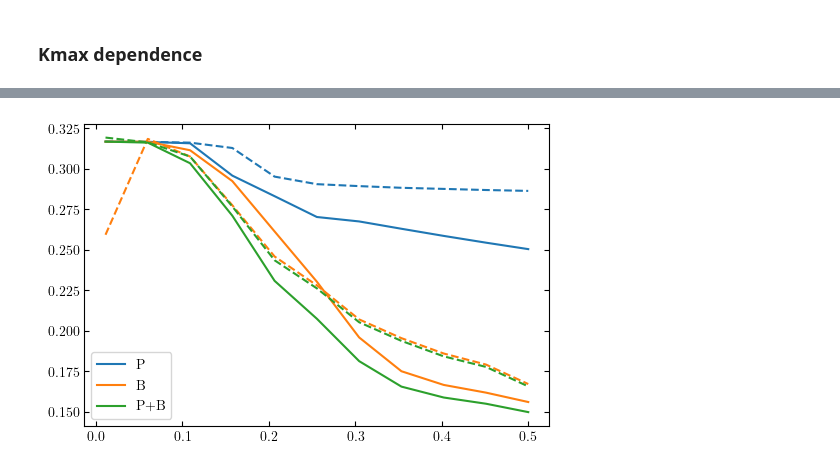
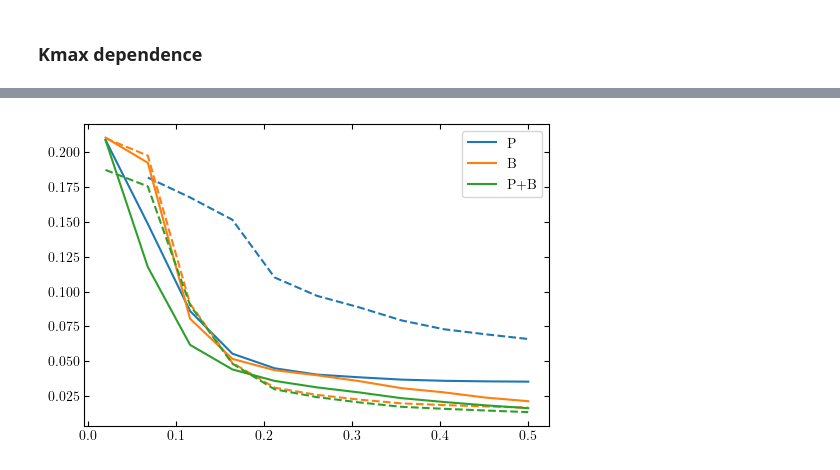
Before and after one commit to yanlongastro/galaxy_survey, a Jupyter notebook: galaxy_survey.ipynb, the cells around one changed output, grey strips where cells are left out. Drawn from its saved outputs; the diff is of its cells as text; code cells hidden in the pictures.

```diff
--- a/galaxy_survey.ipynb
+++ b/galaxy_survey.ipynb
@@ -492,7 +497,7 @@ surveys = [dfs.boss]
 with h5py.File('planck_cmb_fisher_original.hdf5', 'r') as cf:
     cmb_fisher = fm.read_hdf5(cf)
 
-ks = np.linspace(0.011, 0.5, num=11)
+ks = np.linspace(0.02, 0.5, num=11)
 
 
 for survey in surveys:
@@ -785,3 +790,5 @@ matplotlib.rcParams["figure.dpi"] = 100
 dfs = df.defaults()
 # %%
 svy = gs.survey()
+# %%
+svy.update_survey_setups()
@@ -960,8 +982,8 @@ for fs in [cmb_fisher.merge(fsb), cmb_fisher, cmb_fisher.merge(fsbw)]:
 # %% [markdown]
 ### Kmax dependence
 # %%
-surveys = [dfs.boss, ]
-ks = np.linspace(0.011, 0.5, num=11)
+surveys = [dfs.roman, dfs.spherex, dfs.cvl]
+ks = np.linspace(0.02, 0.5, num=11)
 
 with h5py.File("survey_fisher_matrix_kmax.hdf5", "a") as f:
     for survey in surveys:
@@ -985,12 +1007,14 @@ with h5py.File("survey_fisher_matrix_kmax.hdf5", "a") as f:
             for x, l in zip([True, False], ['w', '']):
                 fsp = svy.get_power_spectrum_fisher_matrix(wiggle_only=x,
                             regions=[{'k_min': 0.01,'k_max': kmax,'mu_min': -1.0,'mu_max': 1.0}])
+                div = int(max(6, (kmax)/0.05))
+                print(div, end='')
                 fsb = svy.get_bispectrum_fisher_matrix(wiggle_only=x,
                             regions = [{'coordinate': 'cartesian',\
                                             'mu_opt': True,\
                                             'bounds': ((0.01, kmax),(0.01, kmax),(0.01, kmax),(0, 1),(0, 6.283185307179586)),\
                                             'divideby': 'num',\
-                                            'divs': (10, 10, 10, 10, 10)}], )
+                                            'divs': (div, div, div, div, div)}], verbose=True)
 
                 key_fs = 'P'+l
                 if key_fs not in list(group_k.keys()):
@@ -1001,5 +1025,5 @@ with h5py.File("survey_fisher_matrix_kmax.hdf5", "a") as f:
                 if key_fs not in list(group_k.keys()):
                     group_fs = group_k.create_group(key_fs)
                 fsb.write_hdf5(group_fs)
-                print('+'+l, end=' ')
+                print('+'+l, end='')
 # %% [output]
@@ -1007,31 +1119,29 @@ boss    +w + +w + +w + +w + +w + +w + +w + +w + +w + +w + +w +
 # %%
-cmb_fisher = fm.read_hdf5('planck_cmb_fisher_original.hdf5')
-reload(fm)
-
 sns = []
 with h5py.File("survey_fisher_matrix_kmax.hdf5", "r") as f:
     for i in range(len(ks)):
         temp = []
         kmax = ks[i]
         key_k = str(i)
-        fsb = fm.read_hdf5(f[key_k]['B'])#.slice(['poly'], fuzzy_filter=True, exclude=True)
-        fsbw = fm.read_hdf5(f[key_k]['Bw'])#.slice(['poly'], fuzzy_filter=True, exclude=True)
-        fsp = fm.read_hdf5(f[key_k]['P'])
-        fspw = fm.read_hdf5(f[key_k]['Pw'])
+        fv = f['cvl']
+        fsb = fm.read_hdf5(fv[key_k]['B']).slice(polys_ex, fuzzy_filter=True, exclude=True)
+        fsbw = fm.read_hdf5(fv[key_k]['Bw']).slice(polys_ex_w, fuzzy_filter=True, exclude=True)
+        fsp = fm.read_hdf5(fv[key_k]['P']).slice(polys_ex, fuzzy_filter=True, exclude=True)
+        fspw = fm.read_hdf5(fv[key_k]['Pw']).slice(polys_ex_w, fuzzy_filter=True, exclude=True)
         for fs in [fsp, fspw, fsb, fsbw, fsp.merge(fsb), fspw.merge(fsbw)]:
-            sn = fs.slice(['alpha', 'beta',], exclude=True).merge(cmb_fisher).constraints()[1]['nnu']
+            sn = fs.merge(cmb_fisher).slice(['alpha', 'beta', 'YHe'], exclude=True).constraints()[1]['nnu']
             temp.append(sn)
         sns.append(temp)
 
 sns = np.array(sns)
 
 for j, l in zip(range(3), ['P', 'B', 'P+B']):
     k = 0+j*2
     pl = plt.plot(ks, sns[:,k], label=l)
     k = 1+j*2
     pl = plt.plot(ks, sns[:,k], ls='--', c=pl[0].get_color())
 
 plt.legend()
 plt.show()
 # %% [output]
-[figure, old version]
+[figure, new version]
```
Also changed, not shown: parts of 19 cells of this notebook, 3 other files.
